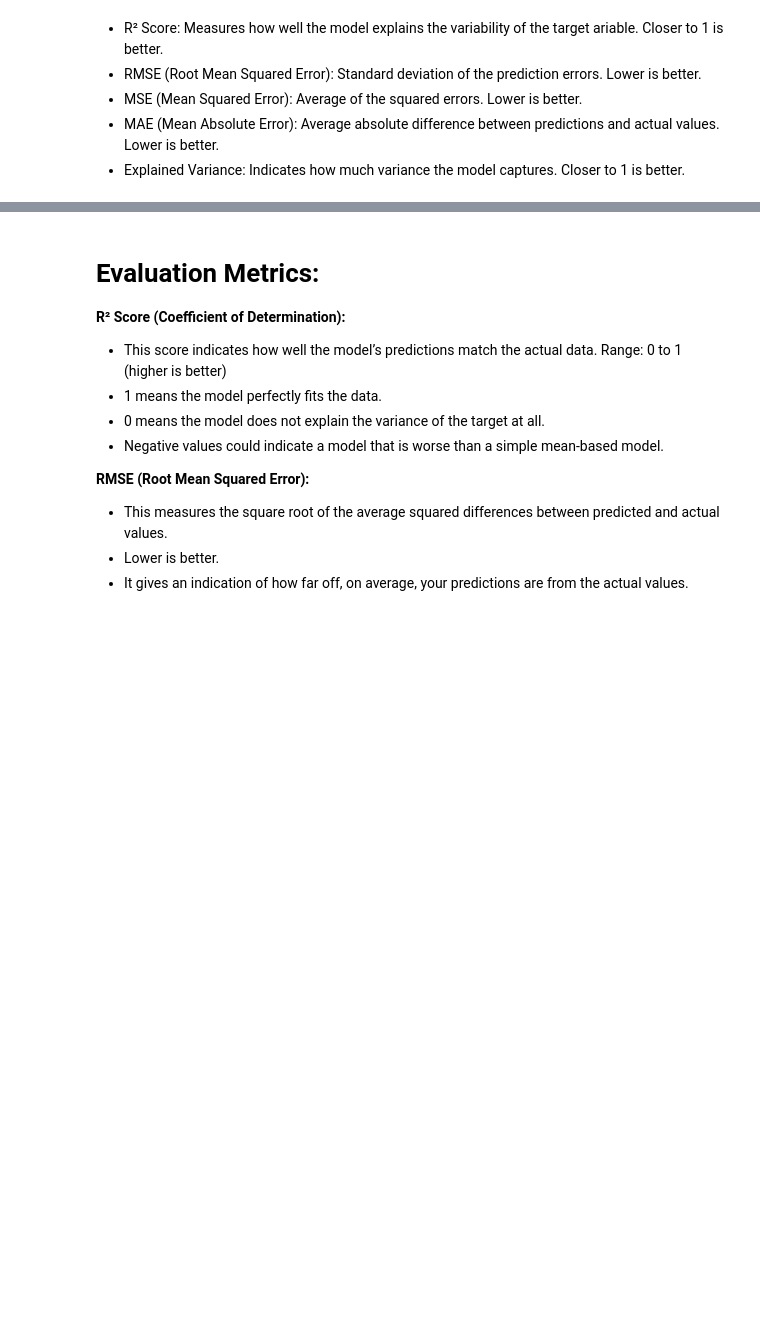
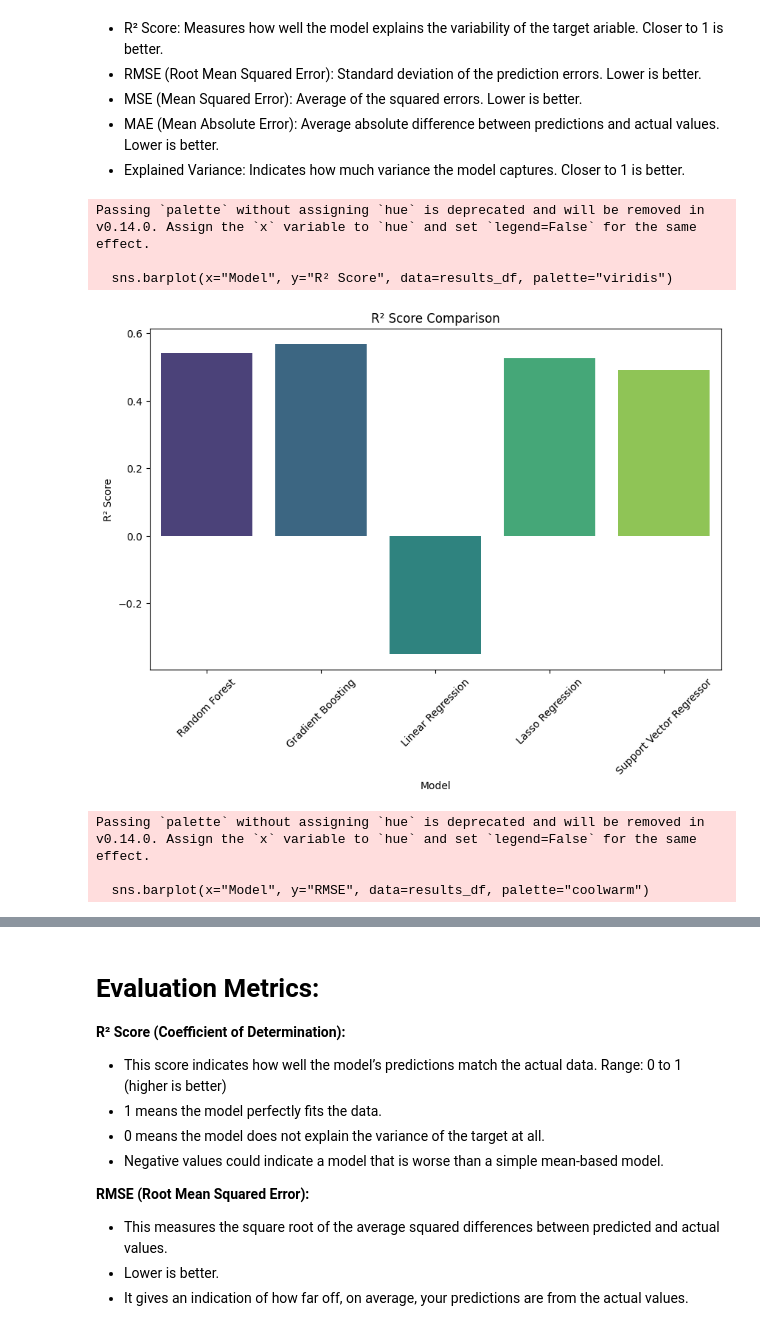
Before and after one commit to Siva-Subramaniam-DS/Machine_Learning, a Jupyter notebook: Machine_Learning.ipynb, the cells around one changed output, grey strips where cells are left out. Drawn from its saved outputs; the diff is of its cells as text; code cells hidden in the pictures; blank space fills up the shorter version.

```diff
--- a/Machine_Learning.ipynb
+++ b/Machine_Learning.ipynb
@@ -142,3 +142,36 @@ ariable. Closer to 1 is better.
 - MSE (Mean Squared Error): Average of the squared errors. Lower is better.
 - MAE (Mean Absolute Error): Average absolute difference between predictions and actual values. Lower is better.
 - Explained Variance: Indicates how much variance the model captures. Closer to 1 is better.
+# %%
+import matplotlib.pyplot as plt
+import seaborn as sns
+
+# Convert results into a DataFrame for easy plotting
+import pandas as pd
+results_df = pd.DataFrame(results)
+
+# Bar plot for R² Score comparison
+plt.figure(figsize=(10, 6))
+sns.barplot(x="Model", y="R² Score", data=results_df, palette="viridis")
+plt.title("R² Score Comparison")
+plt.ylabel("R² Score")
+plt.xlabel("Model")
+plt.xticks(rotation=45)
+plt.show()
+
+# Bar plot for RMSE comparison
+plt.figure(figsize=(10, 6))
+sns.barplot(x="Model", y="RMSE", data=results_df, palette="coolwarm")
+plt.title("RMSE Comparison")
+plt.ylabel("RMSE")
+plt.xlabel("Model")
+plt.xticks(rotation=45)
+plt.show()
+# %% [output]
+Passing `palette` without assigning `hue` is deprecated and will be removed in v0.14.0. Assign the `x` variable to `hue` and set `legend=False` for the same effect.
+
+  sns.barplot(x="Model", y="R² Score", data=results_df, palette="viridis")
+[figure, added]
+Passing `palette` without assigning `hue` is deprecated and will be removed in v0.14.0. Assign the `x` variable to `hue` and set `legend=False` for the same effect.
+
+  sns.barplot(x="Model", y="RMSE", data=results_df, palette="coolwarm")
```
Also changed, not shown: parts of 4 cells of this notebook.
